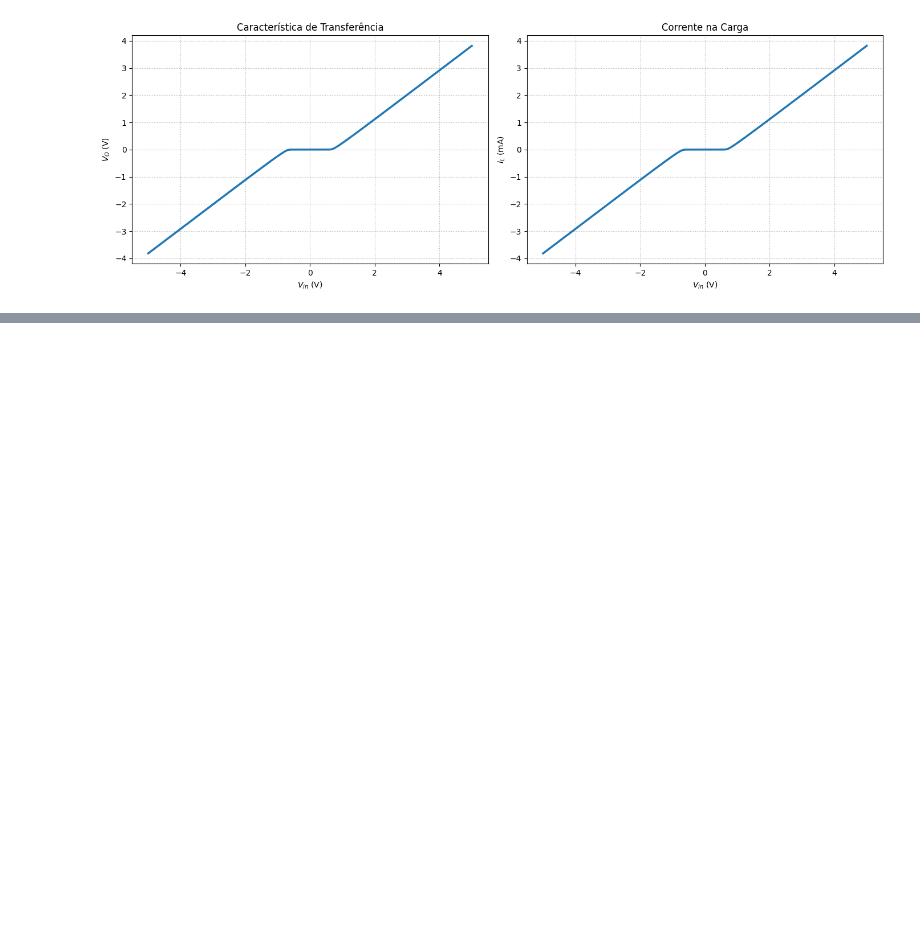
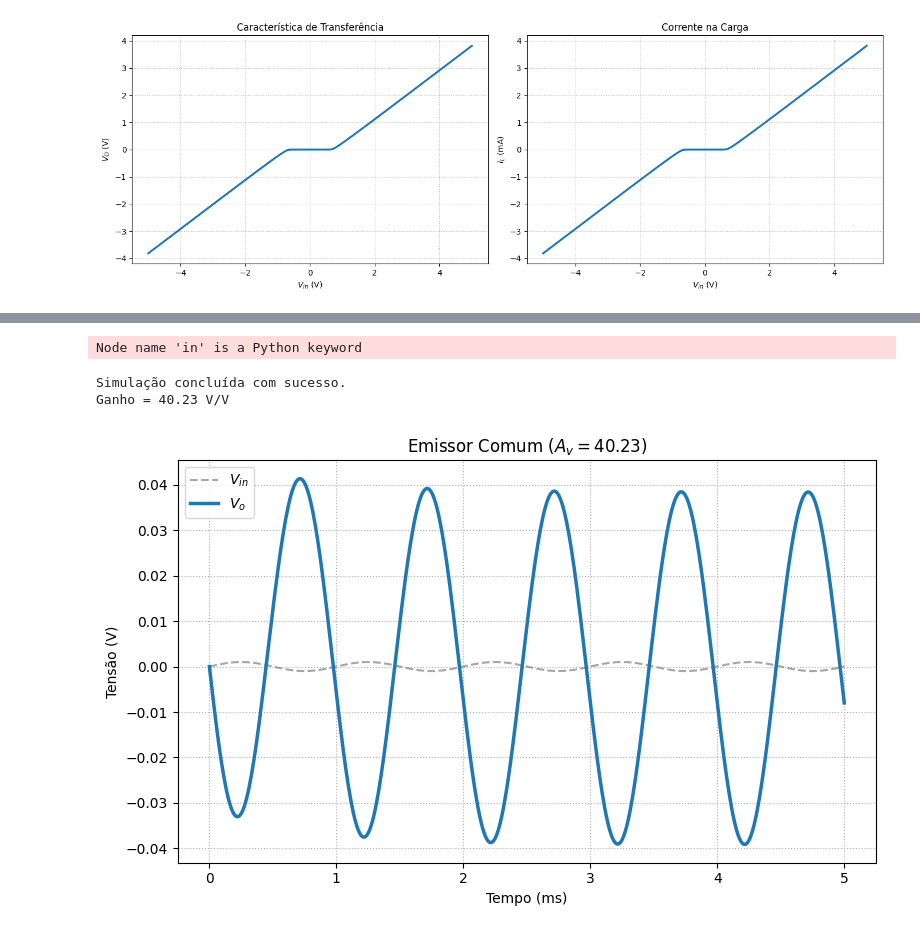
Before and after one commit to joaocolombari/eletronicos_i_prova, a Jupyter notebook: main.ipynb, the cells around one changed output, grey strips where cells are left out. Drawn from its saved outputs; the diff is of its cells as text; code cells hidden in the pictures; blank space fills up the shorter version.

```diff
--- a/main.ipynb
+++ b/main.ipynb
@@ -337,0 +360,36 @@ Se tiver sem tempo para calcular fala que vai ficar proxima de $r_\pi$
+# %%
+# Carrega o circuito
+analysis = (SpiceParser(path='netlists/q4/circuit.net').build_circuit().simulator().transient(step_time=10e-6, end_time=5e-3))
+print("Simulação concluída com sucesso.")
+
+# Tempo
+t = np.array(analysis.time) * 1000
+
+# Tensões
+vin = np.array(analysis['in'])
+vout = np.array(analysis['out'])
+
+# Ganho (pico a pico)
+Av = (vout.max() - vout.min()) / (vin.max() - vin.min())
+
+print(f"Ganho = {Av:.2f} V/V")
+
+# Plota
+plt.figure(figsize=(8,5))
+
+plt.plot(t, vin, '--', color='gray', alpha=0.7, label='$V_{in}$')
+plt.plot(t, vout, linewidth=2.5, label='$V_{o}$')
+
+plt.title(f'Emissor Comum ($A_v={Av:.2f}$)')
+plt.xlabel('Tempo (ms)')
+plt.ylabel('Tensão (V)')
+plt.grid(True, linestyle=':')
+plt.legend()
+
+plt.tight_layout()
+plt.show()
+# %% [output]
+Node name 'in' is a Python keyword
+Simulação concluída com sucesso.
+Ganho = 40.23 V/V
+[figure, added]
```
Also changed, not shown: parts of 4 cells of this notebook, 11 other files.
